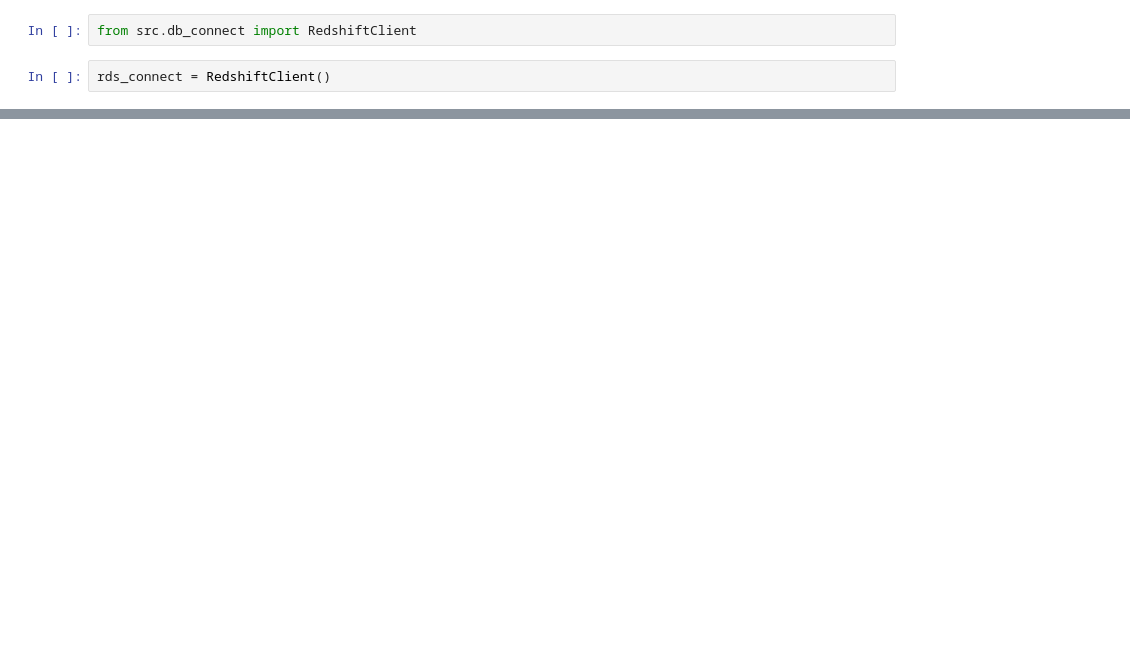
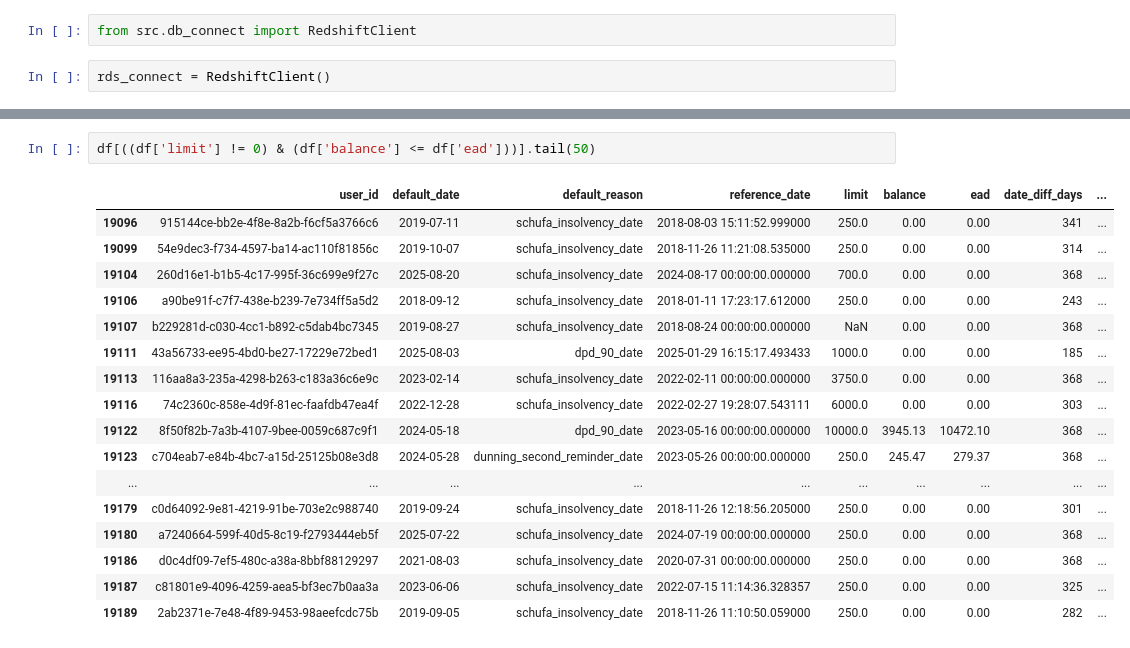
Before and after one commit to ilyakatliaroun26/CCF, a Jupyter notebook: test.ipynb, the cells around one changed output, grey strips where cells are left out. Saved outputs shown, nothing was run; the diff lists cells and outputs as text; blank space fills up the shorter version.

```diff
--- a/test.ipynb
+++ b/test.ipynb
@@ -25,0 +164,20 @@ print(df.head())
+# %%
+df[((df['limit'] != 0) & (df['balance'] <= df['ead']))].tail(50)
+# %% [output]
+|  | user_id | default_date | default_reason | reference_date | limit | balance | ead | date_diff_days | ... |
+| 19096 | 915144ce-bb2e-4f8e-8a2b-f6cf5a3766c6 | 2019-07-11 | schufa_insolvency_date | 2018-08-03 15:11:52.999000 | 250.0 | 0.00 | 0.00 | 341 | ... |
+| 19099 | 54e9dec3-f734-4597-ba14-ac110f81856c | 2019-10-07 | schufa_insolvency_date | 2018-11-26 11:21:08.535000 | 250.0 | 0.00 | 0.00 | 314 | ... |
+| 19104 | 260d16e1-b1b5-4c17-995f-36c699e9f27c | 2025-08-20 | schufa_insolvency_date | 2024-08-17 00:00:00.000000 | 700.0 | 0.00 | 0.00 | 368 | ... |
+| 19106 | a90be91f-c7f7-438e-b239-7e734ff5a5d2 | 2018-09-12 | schufa_insolvency_date | 2018-01-11 17:23:17.612000 | 250.0 | 0.00 | 0.00 | 243 | ... |
+| 19107 | b229281d-c030-4cc1-b892-c5dab4bc7345 | 2019-08-27 | schufa_insolvency_date | 2018-08-24 00:00:00.000000 | NaN | 0.00 | 0.00 | 368 | ... |
+| 19111 | 43a56733-ee95-4bd0-be27-17229e72bed1 | 2025-08-03 | dpd_90_date | 2025-01-29 16:15:17.493433 | 1000.0 | 0.00 | 0.00 | 185 | ... |
+| 19113 | 116aa8a3-235a-4298-b263-c183a36c6e9c | 2023-02-14 | schufa_insolvency_date | 2022-02-11 00:00:00.000000 | 3750.0 | 0.00 | 0.00 | 368 | ... |
+| 19116 | 74c2360c-858e-4d9f-81ec-faafdb47ea4f | 2022-12-28 | schufa_insolvency_date | 2022-02-27 19:28:07.543111 | 6000.0 | 0.00 | 0.00 | 303 | ... |
+| 19122 | 8f50f82b-7a3b-4107-9bee-0059c687c9f1 | 2024-05-18 | dpd_90_date | 2023-05-16 00:00:00.000000 | 10000.0 | 3945.13 | 10472.10 | 368 | ... |
+| 19123 | c704eab7-e84b-4bc7-a15d-25125b08e3d8 | 2024-05-28 | dunning_second_reminder_date | 2023-05-26 00:00:00.000000 | 250.0 | 245.47 | 279.37 | 368 | ... |
+| ... | ... | ... | ... | ... | ... | ... | ... | ... | ... |
+| 19179 | c0d64092-9e81-4219-91be-703e2c988740 | 2019-09-24 | schufa_insolvency_date | 2018-11-26 12:18:56.205000 | 250.0 | 0.00 | 0.00 | 301 | ... |
+| 19180 | a7240664-599f-40d5-8c19-f2793444eb5f | 2025-07-22 | schufa_insolvency_date | 2024-07-19 00:00:00.000000 | 250.0 | 0.00 | 0.00 | 368 | ... |
+| 19186 | d0c4df09-7ef5-480c-a38a-8bbf88129297 | 2021-08-03 | schufa_insolvency_date | 2020-07-31 00:00:00.000000 | 250.0 | 0.00 | 0.00 | 368 | ... |
+| 19187 | c81801e9-4096-4259-aea5-bf3ec7b0aa3a | 2023-06-06 | schufa_insolvency_date | 2022-07-15 11:14:36.328357 | 250.0 | 0.00 | 0.00 | 325 | ... |
+| 19189 | 2ab2371e-7e48-4f89-9453-98aeefcdc75b | 2019-09-05 | schufa_insolvency_date | 2018-11-26 11:10:50.059000 | 250.0 | 0.00 | 0.00 | 282 | ... |
```
Also changed, not shown: parts of 36 cells of this notebook.
